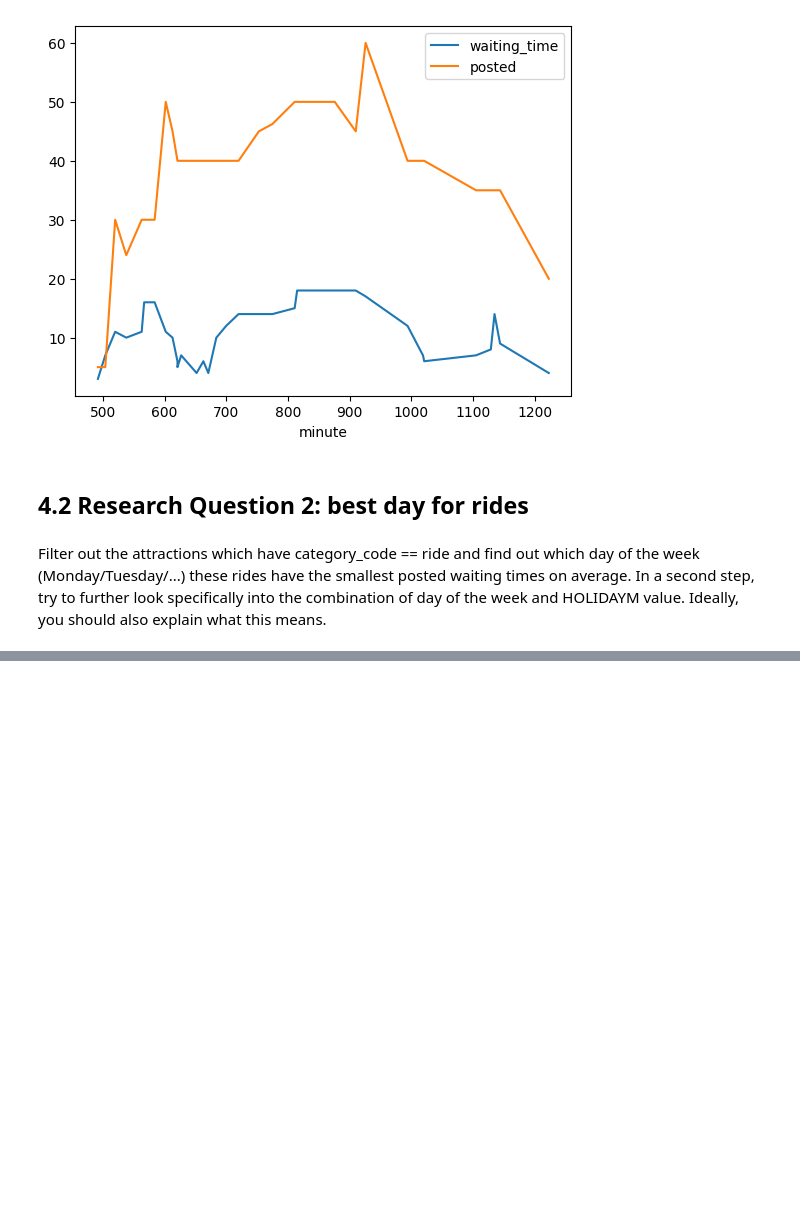
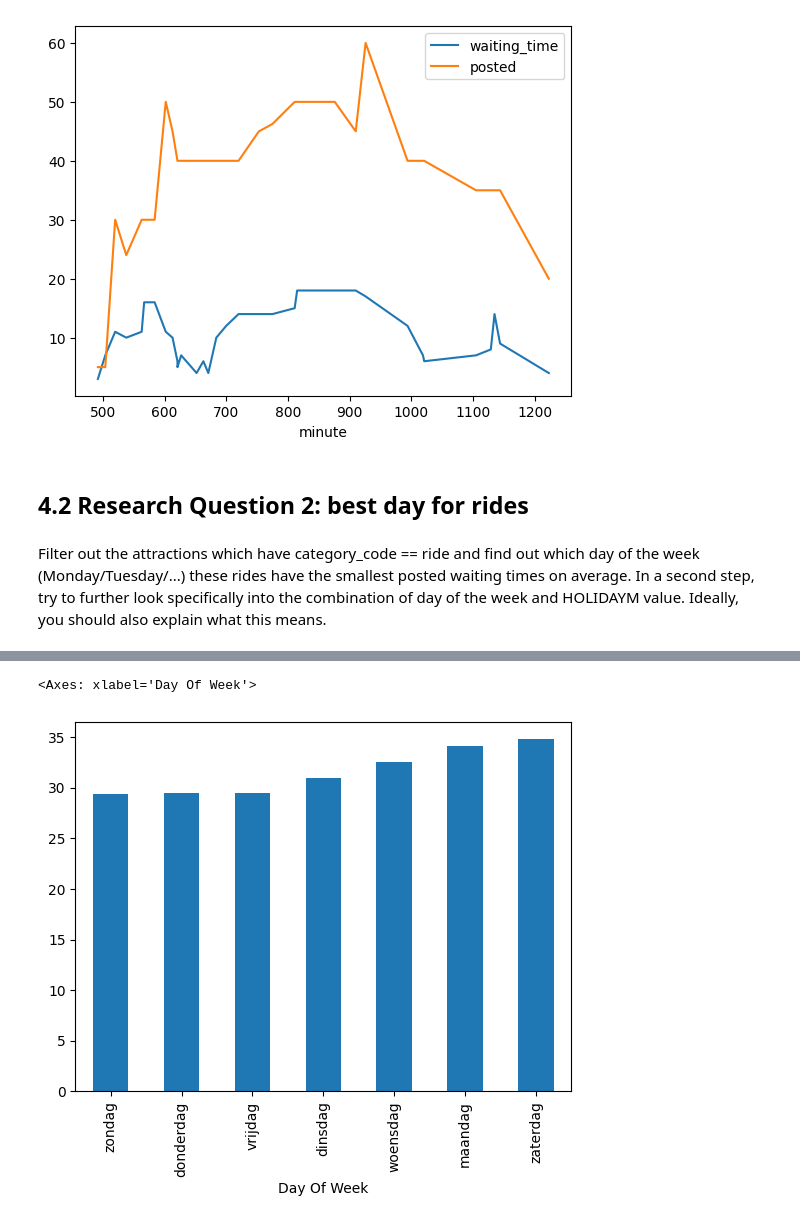
Before and after one commit to timsideanotmine/dummy-examen, a Jupyter notebook: notebooks/oefen-examen.ipynb, the cells around one changed output, grey strips where cells are left out. Drawn from its saved outputs; the diff is of its cells as text; code cells hidden in the pictures; blank space fills up the shorter version.

```diff
--- a/notebooks/oefen-examen.ipynb
+++ b/notebooks/oefen-examen.ipynb
@@ -900,0 +931,5 @@ explain what this means.
+# %%
+#  21 <> 242 : poor comparision .. uit te zoeken
+df_waiting_posted_rides = df_waiting_posted.query("attraction in @rides").copy()
+#  laat de .copy weg, en dan krijg je een warning bij het toevoegen van de kolom 'Day of Week'
+len((set(df_waiting_posted_rides.attraction)))
@@ -900,0 +938,3 @@ explain what this means.
+# %%
+#  duurt lang om uit te voeren, gevectoriseerde bewerking
+df_waiting_posted_rides['Day Of Week'] = df_waiting_posted_rides.datetime.dt.strftime('%A')
@@ -900,0 +957,9 @@ explain what this means.
+# %%
+(df_waiting_posted_rides.groupby(['Day Of Week'])['waiting_time']
+            .mean()
+            .sort_values()
+            .plot.bar()
+)
+# %% [output]
+<Axes: xlabel='Day Of Week'>
+[figure, added]
```
Also changed, not shown: parts of 17 cells of this notebook.
